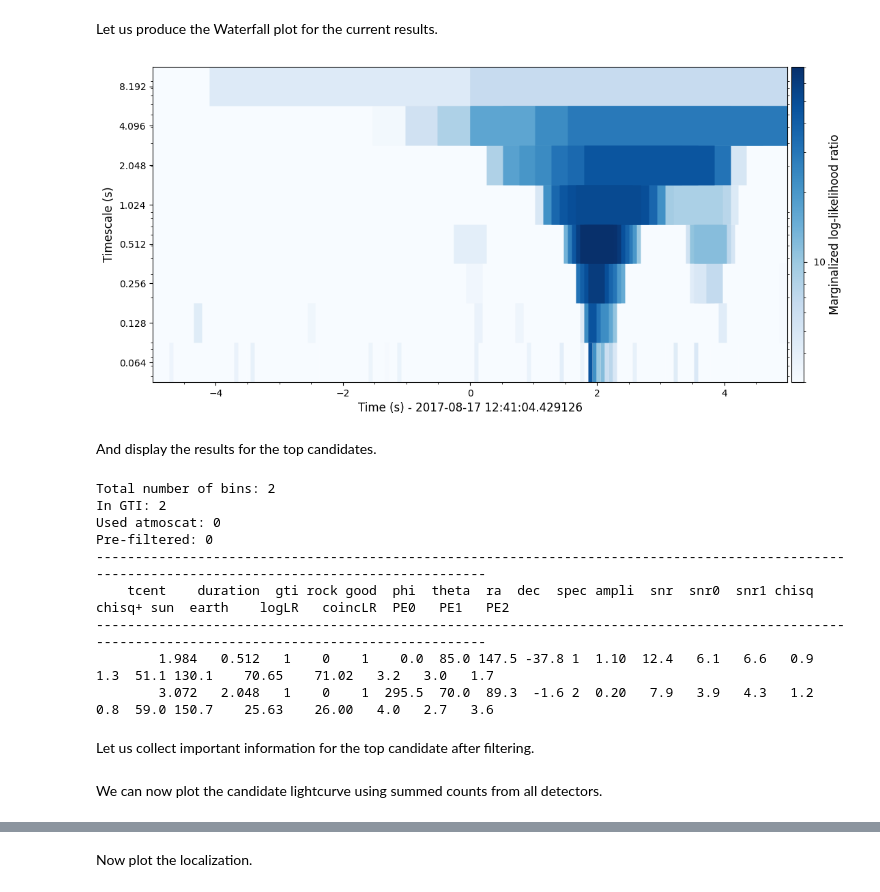
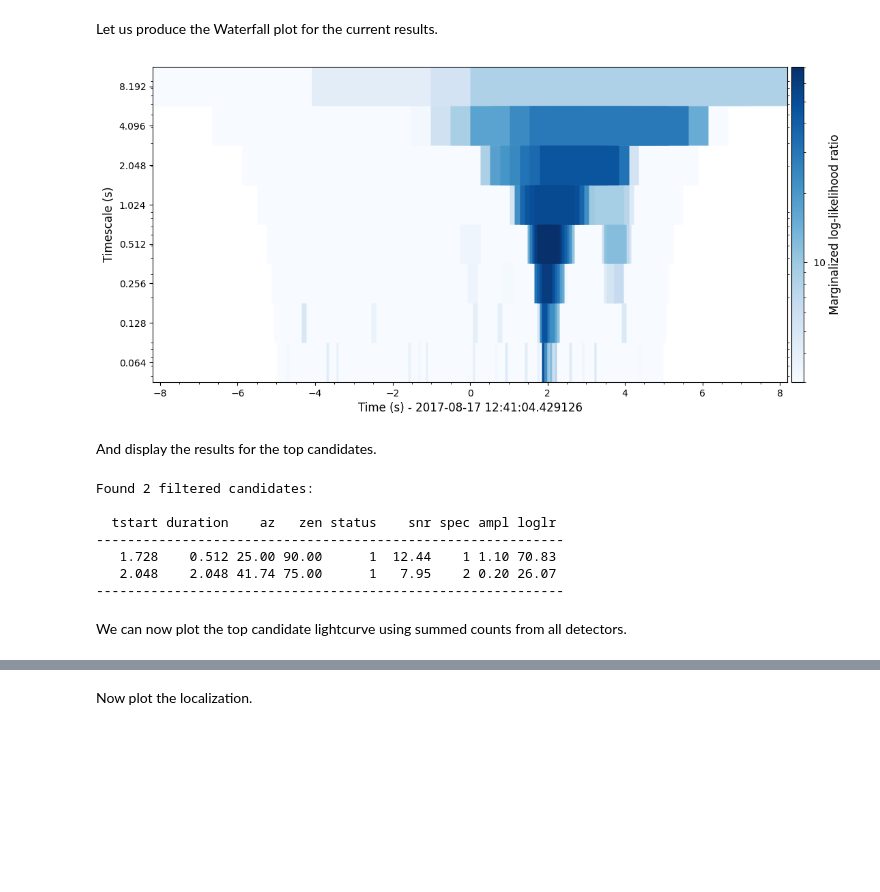
Before and after one commit to USRA-STI/gamma-ray-targeted-search, a Jupyter notebook: GW170817 Example.ipynb, the cells around one changed output, grey strips where cells are left out. Cells and saved outputs as stored; diff of their text form; code cells hidden in the pictures; blank space fills up the shorter version.

```diff
--- a/GW170817 Example.ipynb
+++ b/GW170817 Example.ipynb
@@ -84,11 +125,10 @@ Let us retrieve the position history information of the Fermi spacecraft. This w
 # %%
-import utils
+import response
+
 from gdt.missions.fermi.gbm.poshist import GbmPosHist
 
 poshist = GbmPosHist.open('data/gbm/glg_poshist_all_170817_v01.fit')
 spacecraft_frames = poshist.get_spacecraft_frame()
 
-az, zen = utils.getGeoCoordinates(spacecraft_frames.at(trigtime), unit='deg')[:2]
-print("Location of Earth Center in Spacecraft Frame:")
-print(" - Azimuth %.1f deg" % az)
-print(" - Zenith  %.1f deg" % zen)
+response = response.GbmResponse(gbm_config['detector_names'], utils.SkyGrid(5.0),
+                                'templates/GBM', spacecraft_frames, trigtime.fermi, templates=[0, 1, 2])
@@ -101,2 +136,0 @@ Now add the atmospheric scattering response using the file for this azimuth and
-# %%
-response += gts.loadResponse('templates/GBM/atmo_nai/atmrates_az140_zen130.npy', **kwargs)
@@ -105,11 +136,0 @@ Let us specify the time window around **trigtime** where the search will be run,
-# %%
-settings = {}
-settings['win_width'] = 10           # Window around T0 to search: search is run between T0-width/2 and T0+width/2
-settings['min_dur'] = 0.064          # Minimum search duration
-settings['max_dur'] = 8.192          # Maximum search duration
-settings['min_step'] = 0.064         # Minimum phase shift
-settings['num_steps'] = 8            # Number of phase shifts
-settings['resolution'] = 0.512       # Unused. Need to implement sliding window background first.
-settings['min_loglr'] = 5            # Minimum loglr to produce plots
-
-search = gts.runSearch(pha2_data, response, spacecraft_frames, trigtime, background_range=[-30, 30], settings=settings)
@@ -134,28 +137,45 @@ Search completed in 36.6 seconds.
+# %%
+import search
+
+targeted_search = search.TargetedSearch(search_config, utils.SkyGrid(5.0))
+targeted_search.add_instrument('gbm', phaiis, backfitters, goodness_of_fit, response)
+
+# GBM rocking angle information needed for localization plotting
+targeted_search.add_calculation([('in_rock', '<i8')], lambda search, result: search.instrument_data['gbm'].response.in_rock)
+
+timebins = targeted_search.get_timebins()
+results = targeted_search.run(timebins)
 # %% [markdown]
 Let us produce the Waterfall plot for the current results.
 # %%
 import plots
 
-w = plots.Waterfall(search['results'], trigtime)
+w = plots.Waterfall(results, trigtime)
 w.plot_loglr(val_min=3.0)
 # %% [output]
-[figure, old version]
+[figure, new version]
 # %% [markdown]
 And display the results for the top candidates.
 # %%
-filtered_results = search['results']
-filtered_results = filtered_results.downselect(threshold=5, no_empty=True)
-filtered_results = filtered_results.downselect(combine_spec=False, fixedwin=5.0)
-filtered_results.write()
+import filters
+
+filtered_results = results.filter(filters.downselect, threshold=5, no_empty=True)
+filtered_results = filtered_results.filter(filters.downselect, combine_spec=False, fixedwin=5.0)
+
+print("\nFound %d filtered candidates:" % filtered_results.size)
+print("\n  tstart duration    az   zen status    snr spec ampl loglr")
+print(60 * "-")
+for entry in filtered_results:
+    #print("%.3f %.3f %.2f %.2f %d %.2f %d %.2f %.2f" %
+    print("%8.3f %8.3f " % (entry['tstart'], entry['duration']), end='')
+    print("%.2f %.2f " % tuple(np.degrees([entry['az'], entry['zen']])), end='')
+    print("%6d %6.2f %4d %.2f %.2f" % (entry['like_status'], entry['like_snr'], entry['template'], entry['flux_amplitude'], entry['loglr']))
+print(60 * "-")
 # %% [output]
-Total number of bins: 2
-In GTI: 2
-Used atmoscat: 0
-Pre-filtered: 0
---------------------------------------------------------------------------------------------------------------------------------------------------
-    tcent    duration  gti rock good  phi  theta  ra  dec  spec ampli  snr  snr0  snr1 chisq chisq+ sun  earth    logLR   coincLR  PE0   PE1   PE2
---------------------------------------------------------------------------------------------------------------------------------------------------
-        1.984   0.512   1    0    1    0.0  85.0 147.5 -37.8 1  1.10  12.4   6.1   6.6   0.9   1.3  51.1 130.1    70.65    71.02   3.2   3.0   1.7
-        3.072   2.048   1    0    1  295.5  70.0  89.3  -1.6 2  0.20   7.9   3.9   4.3   1.2   0.8  59.0 150.7    25.63    26.00   4.0   2.7   3.6
+Found 2 filtered candidates:
+
+  tstart duration    az   zen status    snr spec ampl loglr
+------------------------------------------------------------
+   1.728    0.512 25.00 90.00      1  12.44    1 1.10 70.83
+   2.048    2.048 41.74 75.00      1   7.95    2 0.20 26.07
+------------------------------------------------------------
-# %% [markdown]
-Let us collect important information for the top candidate after filtering.
@@ -168,3 +182,3 @@ template = filtered_results.templates[0]
 # %% [markdown]
-We can now plot the candidate lightcurve using summed counts from all detectors.
+We can now plot the top candidate lightcurve using summed counts from all detectors.
 # %%
```
Also changed, not shown: parts of 24 cells of this notebook.
